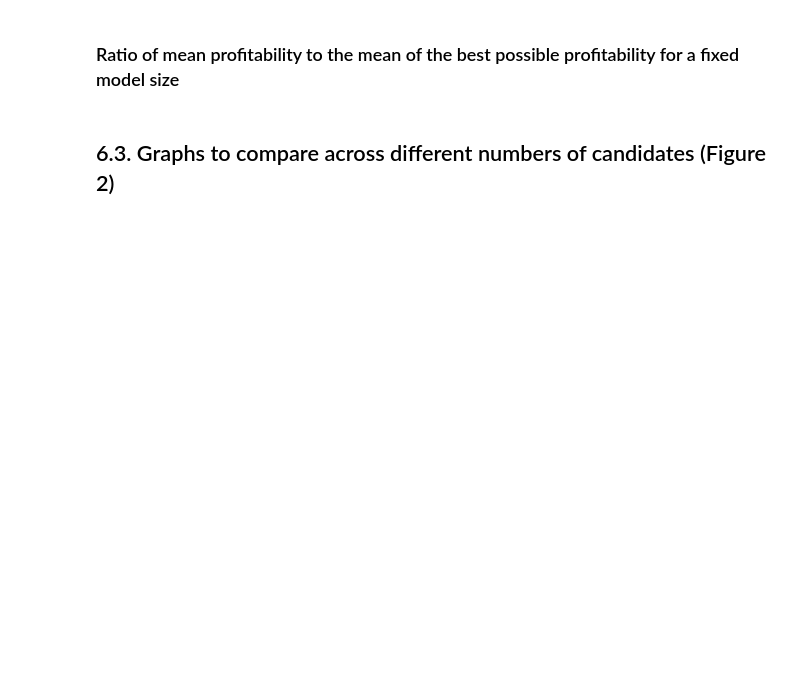
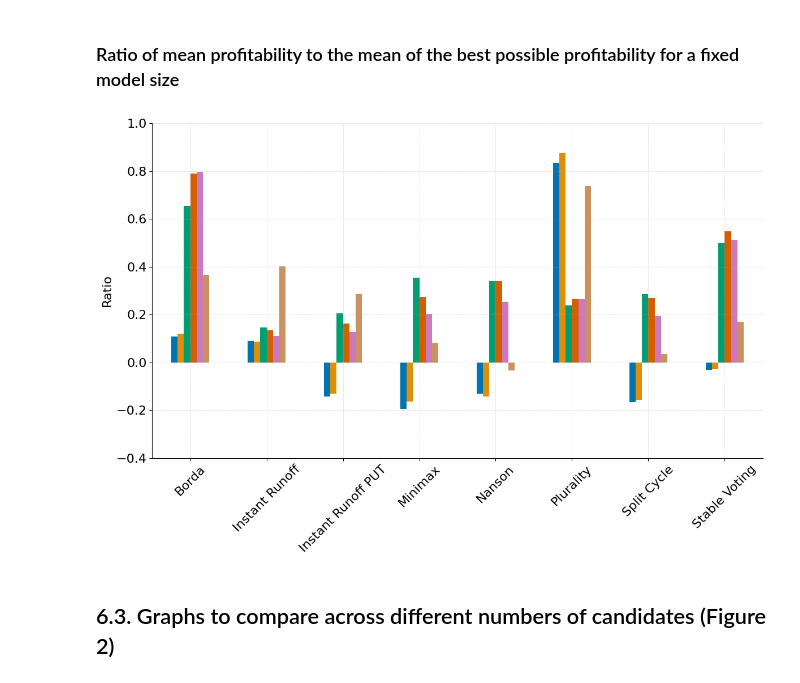
Before and after one commit to epacuit/ltm, a Jupyter notebook: Learning to Manipulate.ipynb, the cells around one changed output. Saved outputs shown, nothing was run; the diff lists cells and outputs as text; code cells hidden in the pictures; blank space fills up the shorter version.

```diff
--- a/Learning to Manipulate.ipynb
+++ b/Learning to Manipulate.ipynb
@@ -2512,46 +2589,49 @@ if VISUALIZE_RESULTS:
 # %%
 if VISUALIZE_RESULTS:
     # Reordering the columns in the dataframe to match the specified order
     specified_order = [
-        "('plurality_ranking',)",
-        "('plurality_scores',)",
-        "('majority',)",
-        "('qual_margin',)",
-        "('margin',)",
-        "('sincere_winners',)"
+        "plurality_ranking",
+        "plurality_scores",
+        "majority",
+        "qual_margin",
+        "margin",
+        "sincere_winners"
         ]
     ratio_df_ordered = df_ratio[specified_order]
 
     colors=sns.color_palette("colorblind", len(updated_grouped_df.columns)-1) + ["black"]
 
     plt.style.use('seaborn-colorblind')
     fig, ax = plt.subplots(figsize=(12, 8))
     ratio_df_ordered.plot(kind='bar', ax=ax, color=colors)
 
     ax.set_xlabel("")
     ax.set_ylabel("Ratio",fontsize=fontsize)
     ax.set_title("",fontsize=fontsize)
 
     readable_legend_labels = {
-        '(plurality_ranking,)': "Plurality Ranking",
-        '(plurality_scores,)': "Plurality Scores",
-        '(majority,)': "Majority",
-        '(qual_margin,)': "Qual Margin",
-        '(margin,)': "Margin",
-        '(sincere_winners,)': "Sincere Winners"
-        }
+        "plurality_ranking": "Plurality Ranking",
+        "plurality_scores": "Plurality Scores",
+        "majority": "Majority",
+        "qual_margin": "Qualitative Margin",
+        "margin": "Margin",
+        "sincere_winners": "Sincere Winners",
+        "Ideal_Manipulator": "Ideal Manipulator"
+    }
 
     ax.get_legend().remove()
 
     plt.ylim(-0.4, 1.0)
     plt.yticks(fontsize=fontsize)
     plt.xticks(rotation=45, fontsize=fontsize)
     sns.despine(right=True, top=True)
     ax.grid(True, which='both', linestyle='--', linewidth=0.5, alpha=0.5)
 
     plt.tight_layout()
     plt.savefig(f"{graphs_dir}/voting_methods_different_agent_infos_ratio.pdf")
     plt.show()
+# %% [output]
+[figure, added]
 # %% [markdown]
 ## 6.3. Graphs to compare across different numbers of candidates (Figure 2)
 # %%
```
Also changed, not shown: parts of 22 cells of this notebook, 18 other files.
